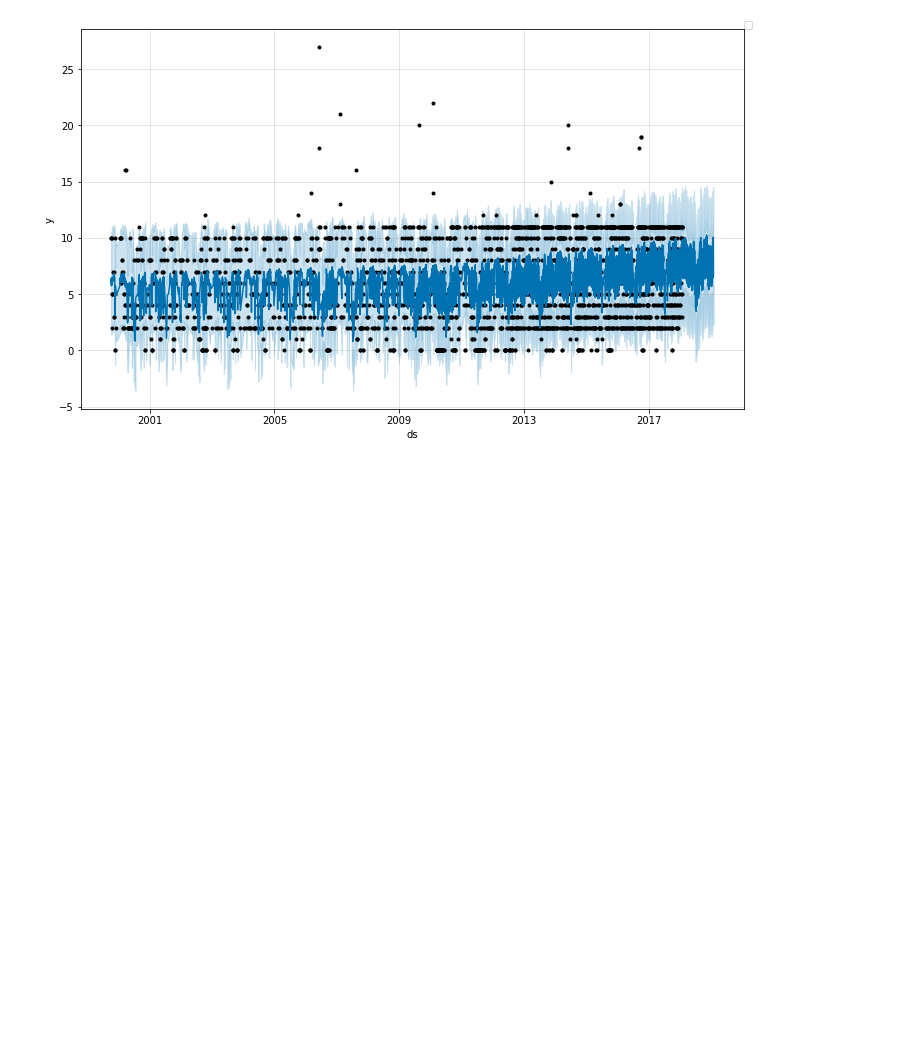
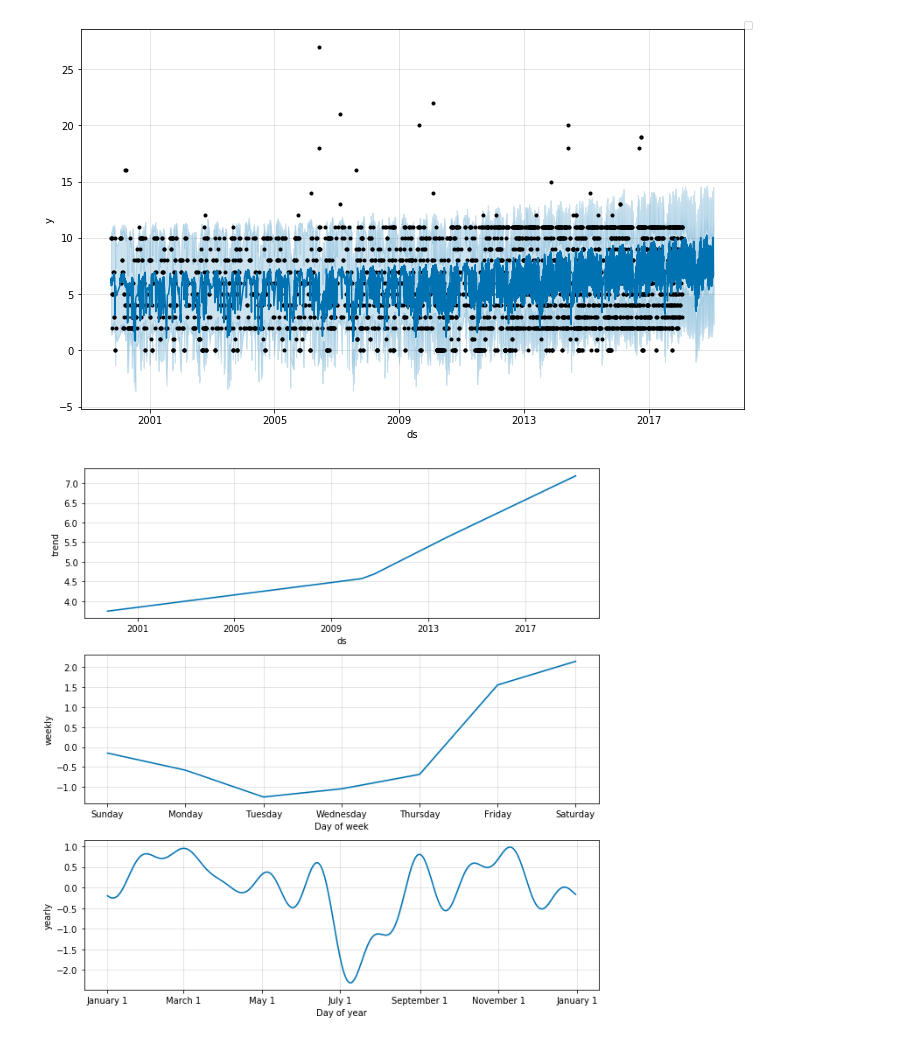
Before and after one commit to NTNUIKoiene/koieprofet, a Jupyter notebook: Notebook.ipynb, the cells around one changed output. Saved outputs shown, nothing was run; the diff lists cells and outputs as text; code cells hidden in the pictures; blank space fills up the shorter version.

Commit message:
plots

```diff
--- a/Notebook.ipynb
+++ b/Notebook.ipynb
@@ -96,3 +96,7 @@ fig1 = m.plot(forecast)
 # %% [output]
 WARNING:matplotlib.legend:No handles with labels found to put in legend.
 [figure]
+# %%
+fig2 = m.plot_components(forecast)
+# %% [output]
+[figure, added]
```
